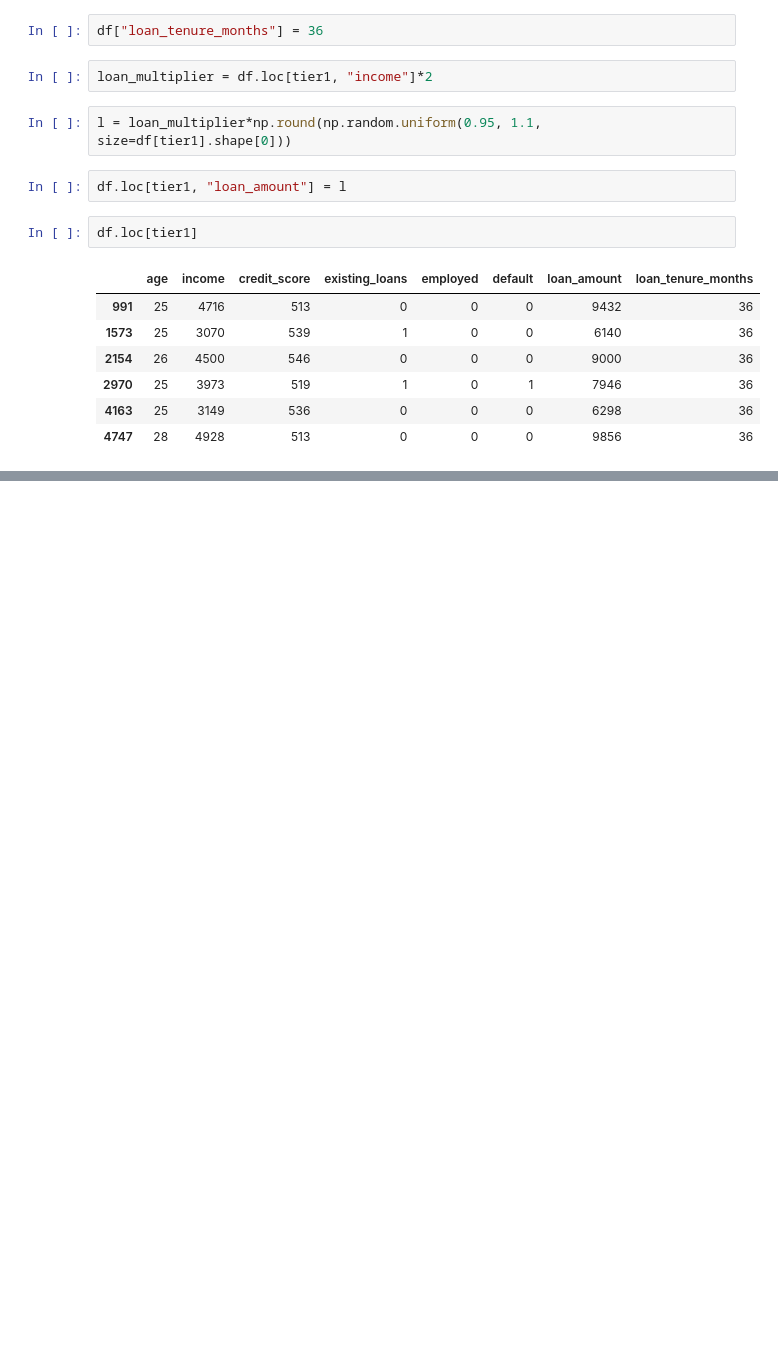
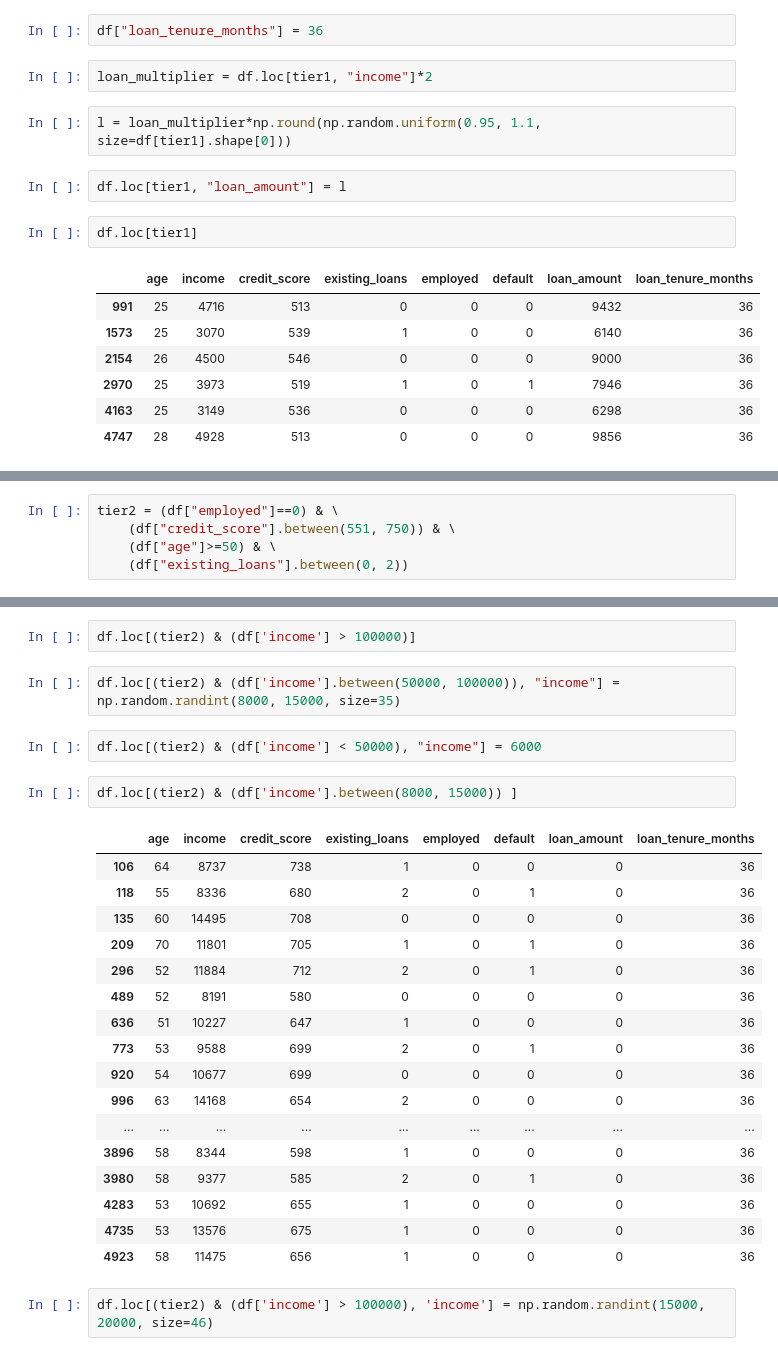
Before and after one commit to mdalishekh/DriftShield, a Jupyter notebook: data_cleaning2.ipynb, the cells around one changed output, grey strips where cells are left out. Drawn from its saved outputs; the diff is of its cells as text; blank space fills up the shorter version.

```diff
--- a/data_cleaning2.ipynb
+++ b/data_cleaning2.ipynb
@@ -81,0 +84,5 @@ df.loc[tier1]
+# %%
+tier2 = (df["employed"]==0) & \
+    (df["credit_score"].between(551, 750)) & \
+    (df["age"]>=50) & \
+    (df["existing_loans"].between(0, 2))
@@ -81,0 +121,28 @@ df.loc[tier1]
+# %%
+df.loc[(tier2) & (df['income'] > 100000)]
+# %%
+df.loc[(tier2) & (df['income'].between(50000, 100000)), "income"] = np.random.randint(8000, 15000, size=35)
+# %%
+df.loc[(tier2) & (df['income'] < 50000), "income"] = 6000
+# %%
+df.loc[(tier2) & (df['income'].between(8000, 15000)) ]
+# %% [output]
+|  | age | income | credit_score | existing_loans | employed | default | loan_amount | loan_tenure_months |
+| 106 | 64 | 8737 | 738 | 1 | 0 | 0 | 0 | 36 |
+| 118 | 55 | 8336 | 680 | 2 | 0 | 1 | 0 | 36 |
+| 135 | 60 | 14495 | 708 | 0 | 0 | 0 | 0 | 36 |
+| 209 | 70 | 11801 | 705 | 1 | 0 | 1 | 0 | 36 |
+| 296 | 52 | 11884 | 712 | 2 | 0 | 1 | 0 | 36 |
+| 489 | 52 | 8191 | 580 | 0 | 0 | 0 | 0 | 36 |
+| 636 | 51 | 10227 | 647 | 1 | 0 | 0 | 0 | 36 |
+| 773 | 53 | 9588 | 699 | 2 | 0 | 1 | 0 | 36 |
+| 920 | 54 | 10677 | 699 | 0 | 0 | 0 | 0 | 36 |
+| 996 | 63 | 14168 | 654 | 2 | 0 | 0 | 0 | 36 |
+| ... | ... | ... | ... | ... | ... | ... | ... | ... |
+| 3896 | 58 | 8344 | 598 | 1 | 0 | 0 | 0 | 36 |
+| 3980 | 58 | 9377 | 585 | 2 | 0 | 1 | 0 | 36 |
+| 4283 | 53 | 10692 | 655 | 1 | 0 | 0 | 0 | 36 |
+| 4735 | 53 | 13576 | 675 | 1 | 0 | 0 | 0 | 36 |
+| 4923 | 58 | 11475 | 656 | 1 | 0 | 0 | 0 | 36 |
+# %%
+df.loc[(tier2) & (df['income'] > 100000), 'income'] = np.random.randint(15000, 20000, size=46)
```
Also changed, not shown: parts of 11 cells of this notebook.
